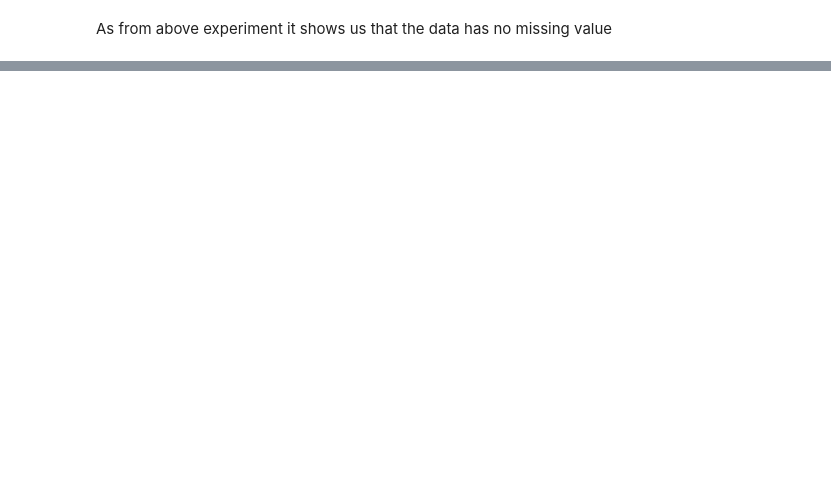
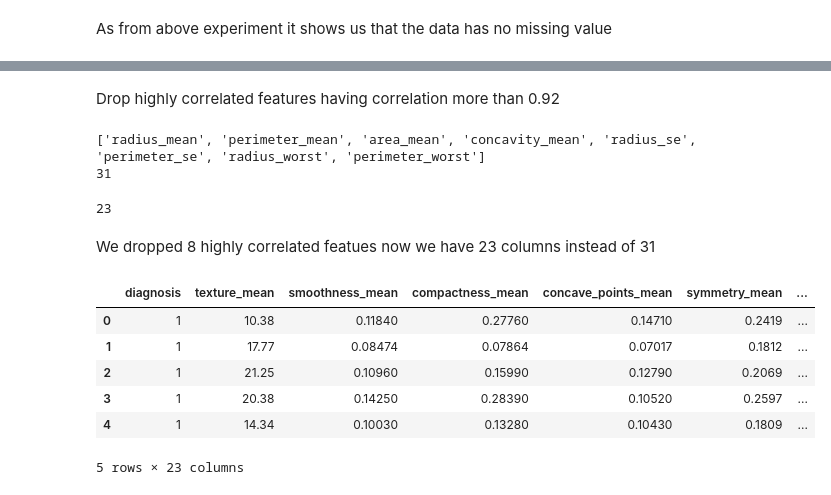
Before and after one commit to samirhusen/breast-cancer-classification, a Jupyter notebook: model.ipynb, the cells around one changed output, grey strips where cells are left out. Saved outputs shown, nothing was run; the diff lists cells and outputs as text; code cells hidden in the pictures; blank space fills up the shorter version.

```diff
--- a/model.ipynb
+++ b/model.ipynb
@@ -118,0 +177,35 @@ plt.show()
+# %%
+# drop id column
+df.drop('id', axis=1, inplace=True)
+# %% [markdown]
+Drop highly correlated features having correlation more than 0.92
+# %%
+corr_matrix = df.corr().abs()
+mask = np.triu(np.ones_like(corr_matrix, dtype=bool))
+tri_df = corr_matrix.mask(mask)
+
+to_drop = [x for x in tri_df.columns if any(tri_df[x] > 0.92)]
+print(to_drop)
+print(df.shape[1])
+# %% [output]
+['radius_mean', 'perimeter_mean', 'area_mean', 'concavity_mean', 'radius_se', 'perimeter_se', 'radius_worst', 'perimeter_worst']
+31
+# %%
+# feature selection
+df = df.drop(to_drop, axis=1)
+
+print(df.shape[1])
+# %% [output]
+23
+# %% [markdown]
+We dropped 8 highly correlated featues now we have 23 columns instead of 31
+# %%
+df.head()
+# %% [output]
+|  | diagnosis | texture_mean | smoothness_mean | compactness_mean | concave_points_mean | symmetry_mean | ... |
+| 0 | 1 | 10.38 | 0.11840 | 0.27760 | 0.14710 | 0.2419 | ... |
+| 1 | 1 | 17.77 | 0.08474 | 0.07864 | 0.07017 | 0.1812 | ... |
+| 2 | 1 | 21.25 | 0.10960 | 0.15990 | 0.12790 | 0.2069 | ... |
+| 3 | 1 | 20.38 | 0.14250 | 0.28390 | 0.10520 | 0.2597 | ... |
+| 4 | 1 | 14.34 | 0.10030 | 0.13280 | 0.10430 | 0.1809 | ... |
+5 rows × 23 columns
```
Also changed, not shown: parts of 9 cells of this notebook, 1 other file.
